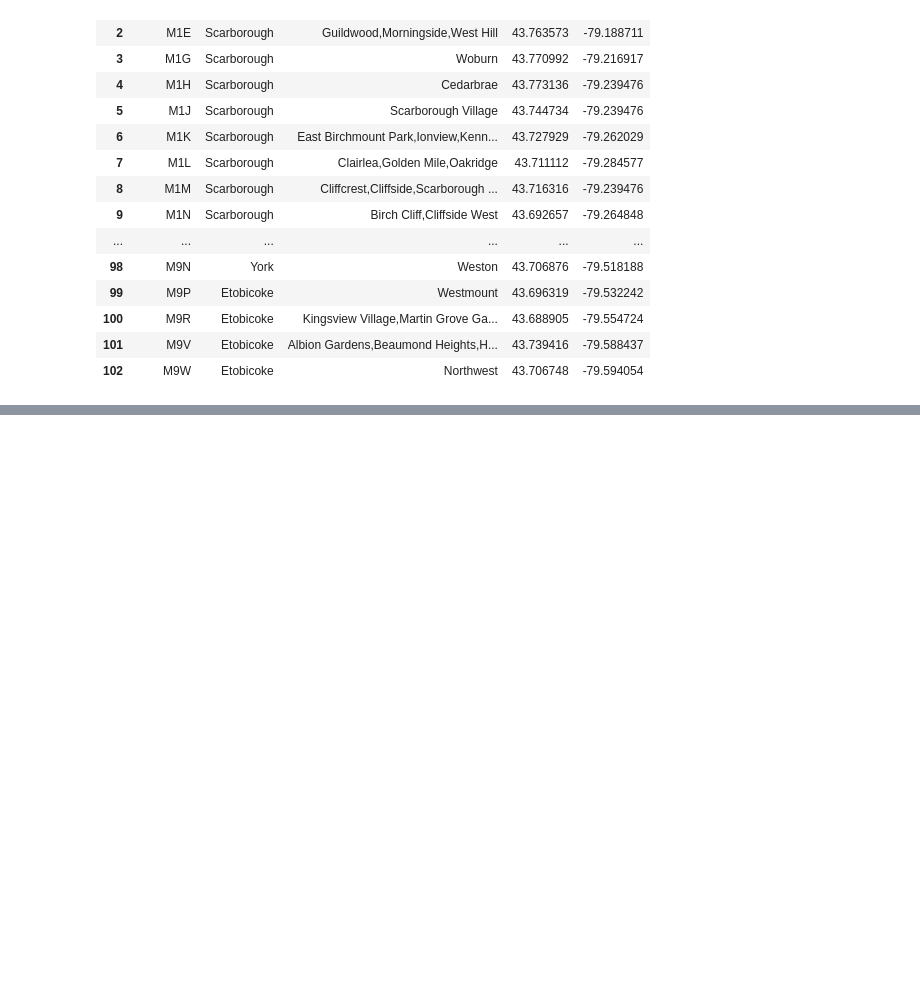
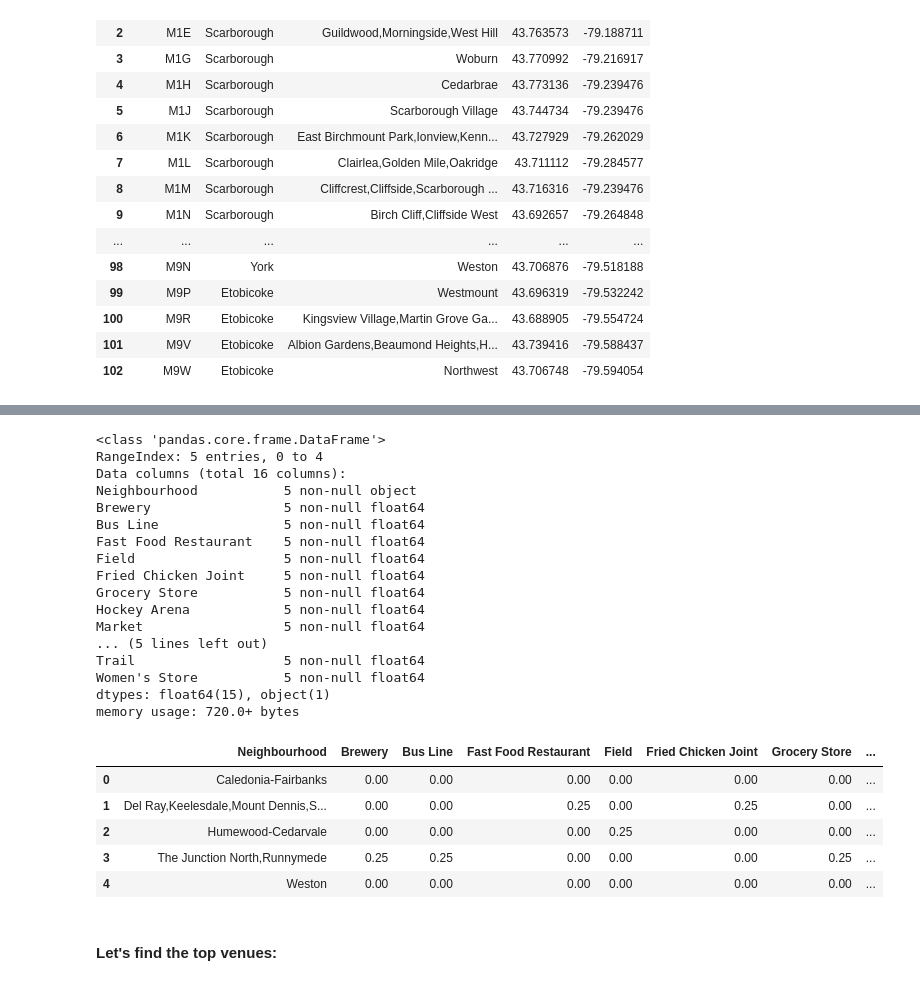
Before and after one commit to ritiksarda/Coursera_Capstone, a Jupyter notebook: CAPSTONE 2.ipynb, the cells around one changed output, grey strips where cells are left out. Saved outputs shown, nothing was run; the diff lists cells and outputs as text; code cells hidden in the pictures; blank space fills up the shorter version.

```diff
--- a/CAPSTONE 2.ipynb
+++ b/CAPSTONE 2.ipynb
@@ -188,0 +677,29 @@ df5
+# %%
+york_grouped.info()
+york_grouped.head()
+# %% [output]
+<class 'pandas.core.frame.DataFrame'>
+RangeIndex: 5 entries, 0 to 4
+Data columns (total 16 columns):
+Neighbourhood           5 non-null object
+Brewery                 5 non-null float64
+Bus Line                5 non-null float64
+Fast Food Restaurant    5 non-null float64
+Field                   5 non-null float64
+Fried Chicken Joint     5 non-null float64
+Grocery Store           5 non-null float64
+Hockey Arena            5 non-null float64
+Market                  5 non-null float64
+... (5 lines left out)
+Trail                   5 non-null float64
+Women's Store           5 non-null float64
+dtypes: float64(15), object(1)
+memory usage: 720.0+ bytes
+|  | Neighbourhood | Brewery | Bus Line | Fast Food Restaurant | Field | Fried Chicken Joint | Grocery Store | ... |
+| 0 | Caledonia-Fairbanks | 0.00 | 0.00 | 0.00 | 0.00 | 0.00 | 0.00 | ... |
+| 1 | Del Ray,Keelesdale,Mount Dennis,S... | 0.00 | 0.00 | 0.25 | 0.00 | 0.25 | 0.00 | ... |
+| 2 | Humewood-Cedarvale | 0.00 | 0.00 | 0.00 | 0.25 | 0.00 | 0.00 | ... |
+| 3 | The Junction North,Runnymede | 0.25 | 0.25 | 0.00 | 0.00 | 0.00 | 0.25 | ... |
+| 4 | Weston | 0.00 | 0.00 | 0.00 | 0.00 | 0.00 | 0.00 | ... |
+# %% [markdown]
+#### Let's find the top venues:
```
Also changed, not shown: parts of 47 cells of this notebook.
